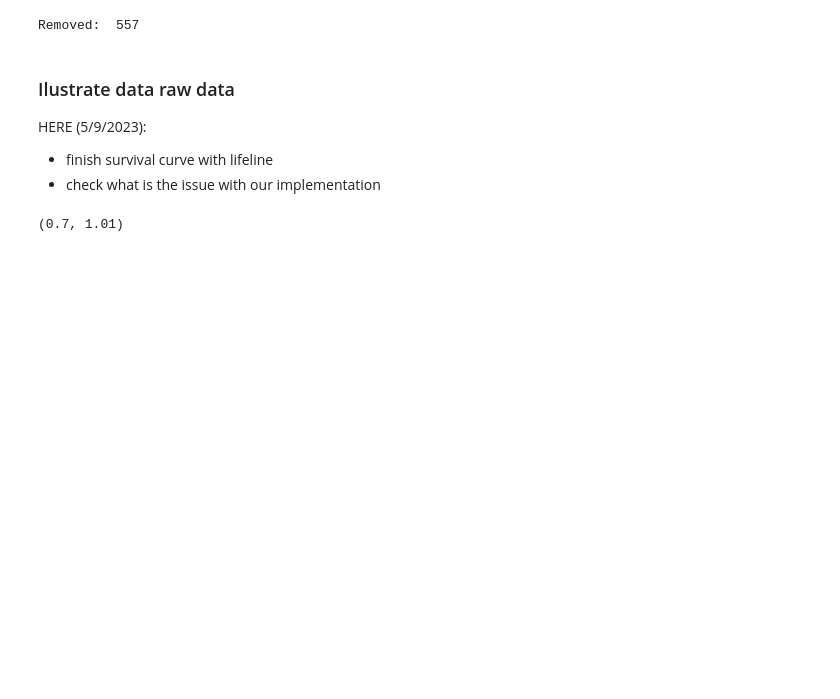
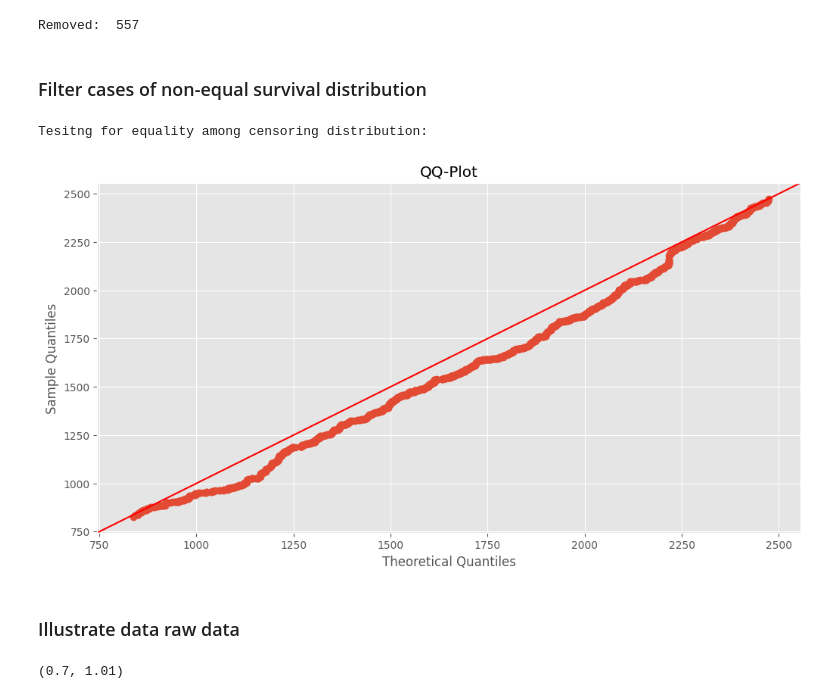
Before and after one commit to alonkipnis/HCHG, a Jupyter notebook: survival_real_data.ipynb, the cells around one changed output. Drawn from its saved outputs; the diff is of its cells as text; code cells hidden in the pictures; blank space fills up the shorter version.

```diff
--- a/survival_real_data.ipynb
+++ b/survival_real_data.ipynb
@@ -36,12 +35,60 @@ assert(len(invalid_genes) == 0)
 print("Removed: ", 9259 - len(valid_genes))
 # %% [output]
 Removed:  557
+# %% [markdown]
+### Filter cases of non-equal survival distribution
+# %%
+# test for equality of censoring distribution
+
+from tqdm import tqdm
+from scipy.stats import ks_2samp, ttest_ind, ranksums
+# Perform Kolmogorov-Smirnoff test
+
+def two_sample_tests(t1, t2):
+
+    # Wilcoxon rank-sum test:
+    w_stat, w_pvalue = ranksums(t1, t2)
+
+    # Kolmogorov-Smirnov test:
+    ks_stat, ks_pvalue = ks_2samp(t1, t2)
+
+    # two-sample t-test:
+    t_stat, t_pvalue = ttest_ind(t1, t2)
+
+    return {'w_pvalue': w_pvalue, 'ks_pvalue': ks_pvalue, 't_pvalue': t_pvalue}
+
+
+dfc = df[df['event'] == 0].sort_values(by = 'time')
+
+res = {}
+print("Tesitng for equality among censoring distribution:")
+for gene_name in tqdm(valid_genes):
+    dfx = dfc[dfc[gene_name] == 0].time.sort_values()
+    dfy = dfc[dfc[gene_name] == 1].time.sort_values()
+    t1 = dfx.tolist()
+    t2 = dfy.tolist()
+    res[gene_name] = two_s
+filename = "./Data/SCANB_groups_valid_KS_censor.csv"
+df[['time', 'event'] + genes_valid].to_csv(filename)
+print(f"Saved data with {len(genes_valid)} genes to {filename}")
+# %% [output]
+Tesitng for equality among censoring distribution:
+# %%
+# qq-plot for t1 vs t2:
+import statsmodels.api as sm
+from statsmodels.graphics.gofplots import qqplot_2samples
+import matplotlib.pyplot as plt
+import numpy as np
+# qq-plot for t1 vs t2
+qqplot_2samples(np.array(t1), np.array(t2), line='45')
+plt.xlabel('Theoretical Quantiles')
+plt.ylabel('Sample Quantiles')
+plt.title('QQ-Plot')
+plt.show()
+# %% [output]
+[figure, added]
 # %% [markdown]
-### Ilustrate data raw data
-
-HERE (5/9/2023):
- - finish survival curve with lifeline
- - check what is the issue with our implementation
+### Illustrate data raw data
 # %%
 plt.rcParams['figure.figsize'] =  [12, 5]
 
```
Also changed, not shown: parts of 7 cells of this notebook, 16 other files.
